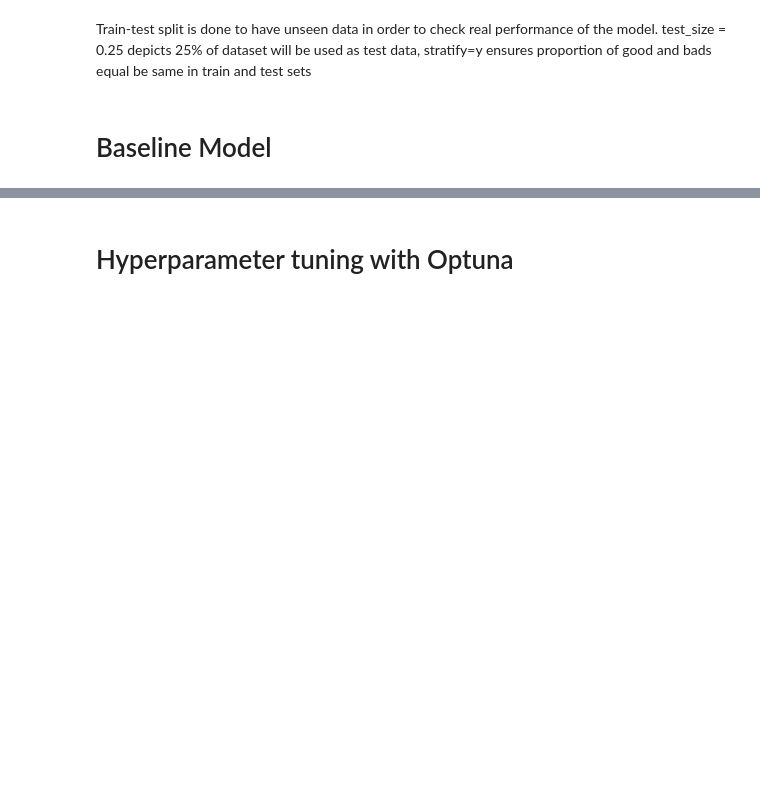
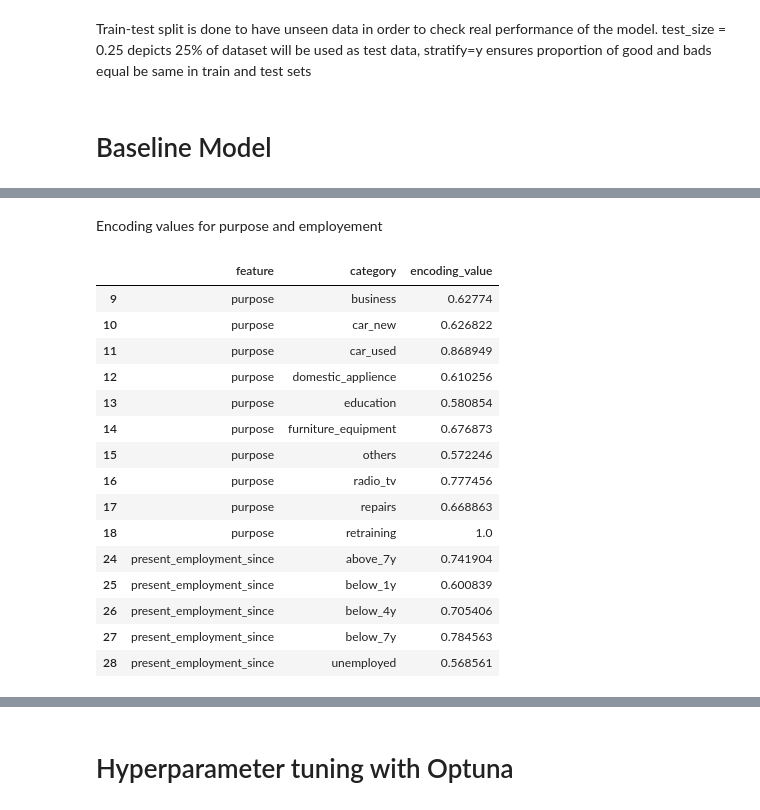
Before and after one commit to elsnkazm/datazone_data_preprocessing, a Jupyter notebook: seminar_v3.ipynb, the cells around one changed output, grey strips where cells are left out. Saved outputs shown, nothing was run; the diff lists cells and outputs as text; code cells hidden in the pictures; blank space fills up the shorter version.

```diff
--- a/seminar_v3.ipynb
+++ b/seminar_v3.ipynb
@@ -215,0 +242,13 @@ Gini score: 0.359
+# %%
+cats = np.concatenate(te.categories_).reshape(-1,1)
+ends = np.concatenate(te.encodings_).reshape(-1,1)
+
+features = []
+for feature in categorical_features:
+    n_cat = df[feature].nunique()
+    [features.append(feature) for i in range(n_cat)]
+
+comb = np.concatenate((cats, ends), axis = 1)
+te_df = pd.DataFrame(comb, index=features).reset_index()
+te_df.columns = ['feature','category', 'encoding_value']
+te_df.head()
@@ -215,0 +262,21 @@ Gini score: 0.359
+# %% [markdown]
+Encoding values for purpose and employement
+# %%
+te_df[te_df.feature.isin(['present_employment_since', 'purpose'])]
+# %% [output]
+|  | feature | category | encoding_value |
+| 9 | purpose | business | 0.62774 |
+| 10 | purpose | car_new | 0.626822 |
+| 11 | purpose | car_used | 0.868949 |
+| 12 | purpose | domestic_applience | 0.610256 |
+| 13 | purpose | education | 0.580854 |
+| 14 | purpose | furniture_equipment | 0.676873 |
+| 15 | purpose | others | 0.572246 |
+| 16 | purpose | radio_tv | 0.777456 |
+| 17 | purpose | repairs | 0.668863 |
+| 18 | purpose | retraining | 1.0 |
+| 24 | present_employment_since | above_7y | 0.741904 |
+| 25 | present_employment_since | below_1y | 0.600839 |
+| 26 | present_employment_since | below_4y | 0.705406 |
+| 27 | present_employment_since | below_7y | 0.784563 |
+| 28 | present_employment_since | unemployed | 0.568561 |
```
Also changed, not shown: parts of 29 cells of this notebook.
